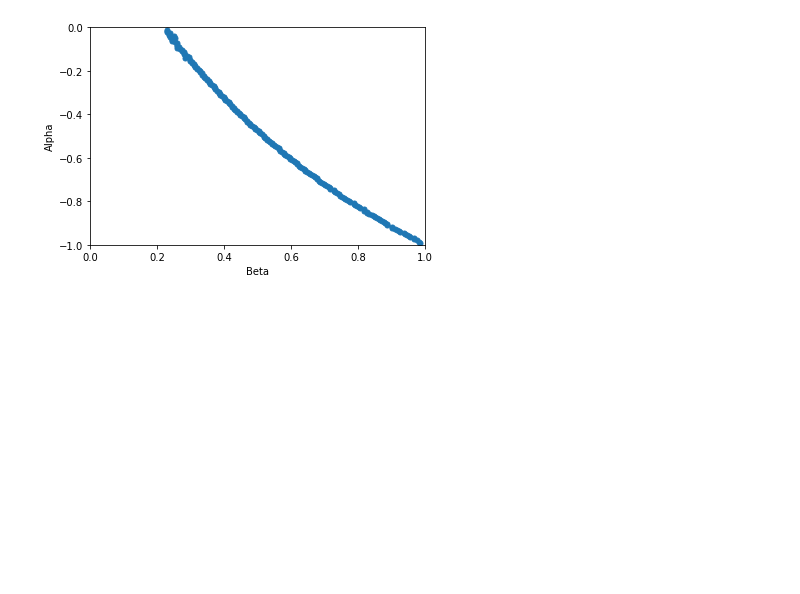
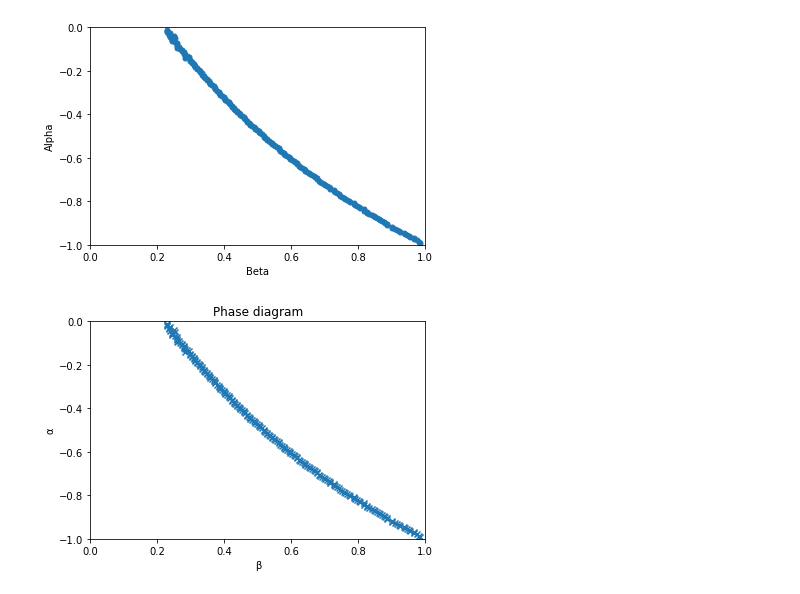
Before and after one commit to SavitarRL/CMMP-Research, a Jupyter notebook: phase diagram corrections.ipynb, the cells around one changed output. Cells and saved outputs as stored; diff of their text form; code cells hidden in the pictures; blank space fills up the shorter version.

```diff
--- a/phase diagram corrections.ipynb
+++ b/phase diagram corrections.ipynb
@@ -147,7 +147,8 @@ def PlotPhaseDiagram(filename, datapoints, mode = "scatter"):
         plt.plot(b_data, a_data,marker=".", markersize=10)
     plt.xlim(0, 1);
     plt.ylim(-1, 0);
-    plt.xlabel("Beta"); plt.ylabel("Alpha")
+    plt.xlabel("\u03B2"); plt.ylabel("\u03B1")
+    plt.title("Phase diagram")
     plt.show()
 # %%
 import time
@@ -312,3 +313,8 @@ filename = "gapdata_200_corr.csv"
 PlotPhaseDiagram(filename,200, mode = "plot")
 # %% [output]
 [figure]
+# %%
+filename = "gapdata_200_corr.csv"
+PlotPhaseDiagram(filename,200, mode = "scatter")
+# %% [output]
+[figure, added]
```
Also changed, not shown: parts of 1 cell of this notebook, 1 other file.
